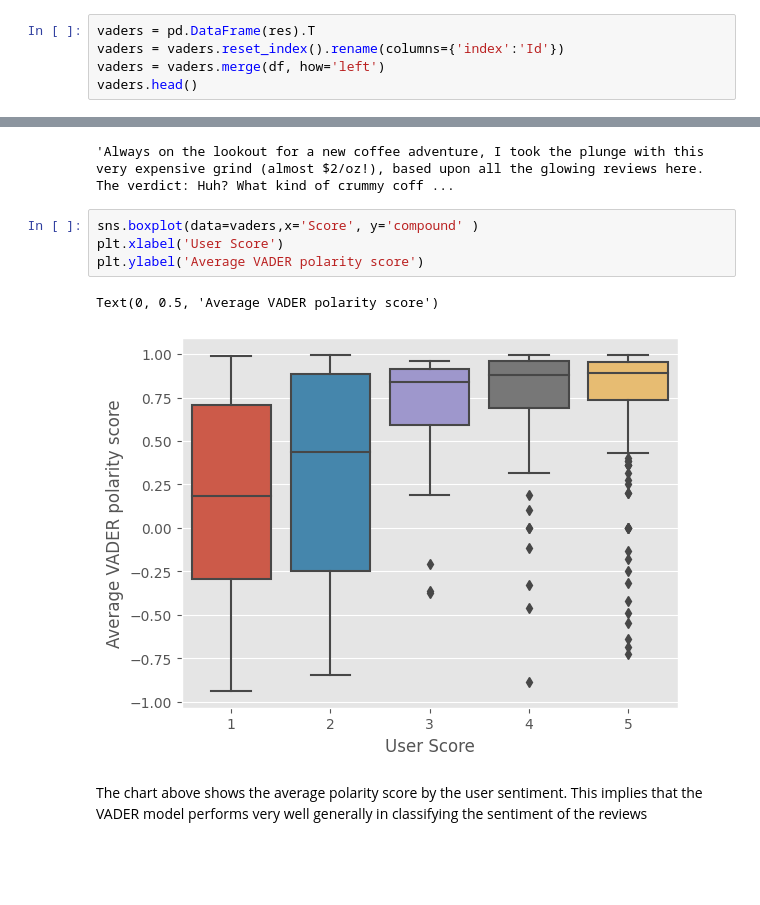
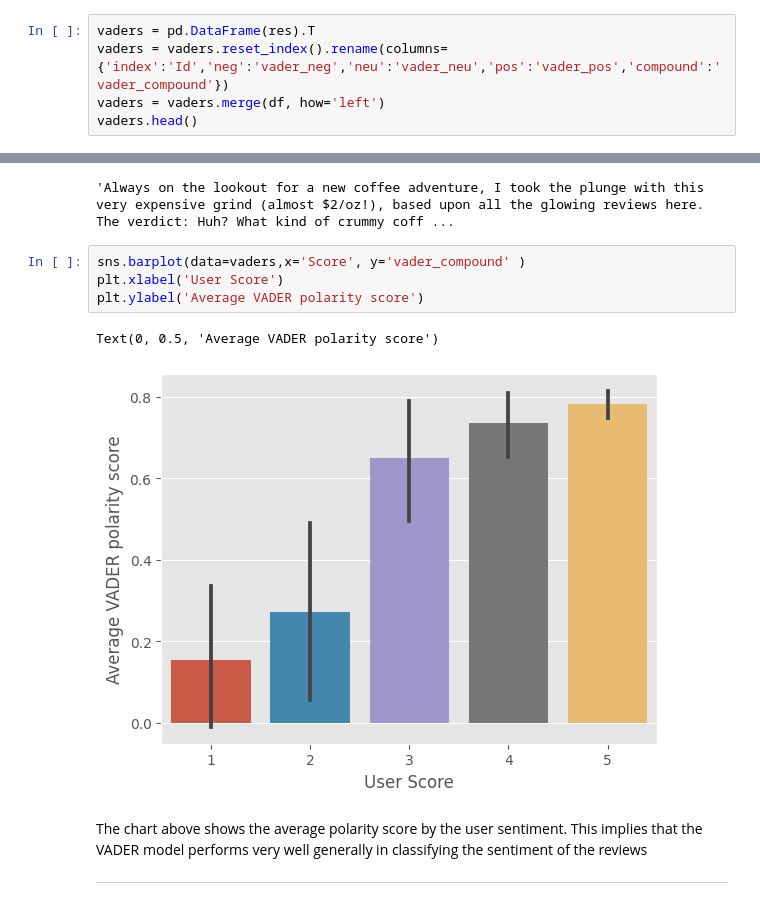
Before and after one commit to ChibuikeOnuba/NLP, a Jupyter notebook: the_model.ipynb, the cells around one changed output, grey strips where cells are left out. Drawn from its saved outputs; the diff is of its cells as text; blank space fills up the shorter version.

```diff
--- a/the_model.ipynb
+++ b/the_model.ipynb
@@ -87,7 +80,7 @@ for i,j in tqdm(df.iterrows(), total=len(df)):
     res[id] = sia.polarity_scores(text)
 # %%
 vaders = pd.DataFrame(res).T
-vaders = vaders.reset_index().rename(columns={'index':'Id'})
+vaders = vaders.reset_index().rename(columns={'index':'Id','neg':'vader_neg','neu':'vader_neu','pos':'vader_pos','compound':'vader_compound'})
 vaders = vaders.merge(df, how='left')
 vaders.head()
 # %% [output]
@@ -145,11 +95,12 @@ vaders.iloc[428].Text
 # %% [output]
 'Always on the lookout for a new coffee adventure, I took the plunge with this very expensive grind (almost $2/oz!), based upon all the glowing reviews here. The verdict: Huh? What kind of crummy coff ...
 # %%
-sns.boxplot(data=vaders,x='Score', y='compound' )
+sns.barplot(data=vaders,x='Score', y='vader_compound' )
 plt.xlabel('User Score')
 plt.ylabel('Average VADER polarity score')
 # %% [output]
 Text(0, 0.5, 'Average VADER polarity score')
-[figure, old version]
+[figure, new version]
 # %% [markdown]
 The chart above shows the average polarity score by the user sentiment. This implies that the VADER model performs very well generally in classifying the sentiment of the reviews
+___
```
Also changed, not shown: parts of 17 cells of this notebook.
